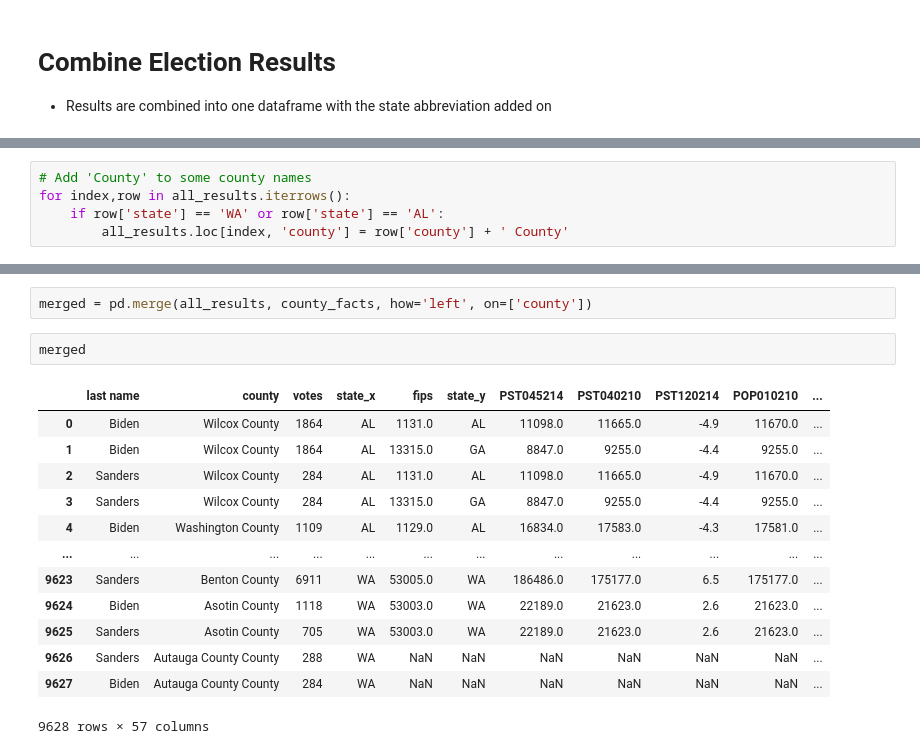
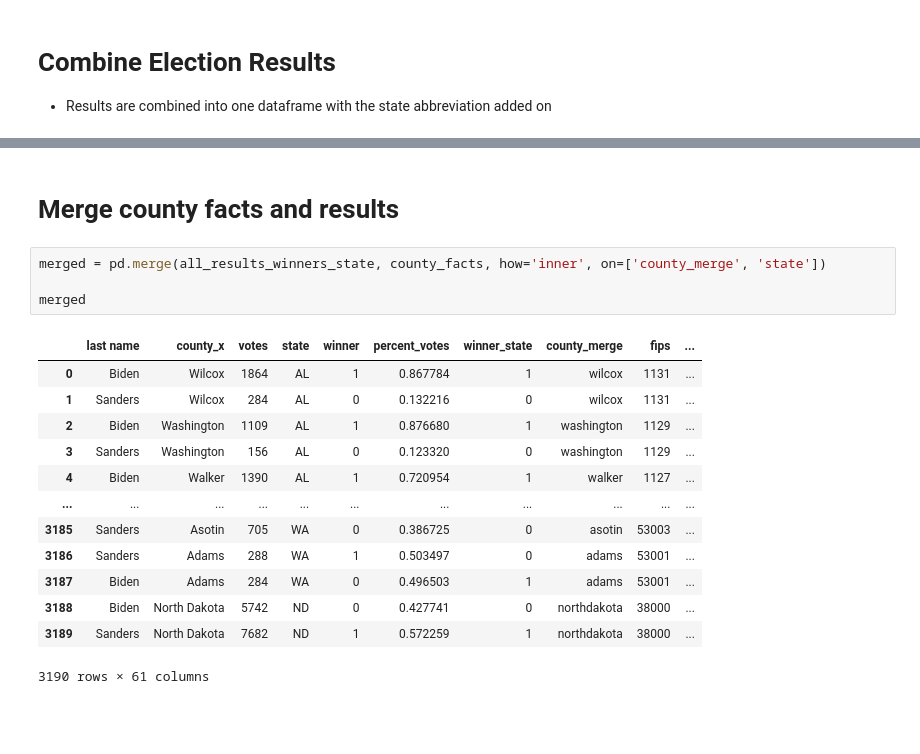
Before and after one commit to L0per/democratic-primary-predictions, a Jupyter notebook: data_processing.ipynb, the cells around one changed output, grey strips where cells are left out. Saved outputs shown, nothing was run; the diff lists cells and outputs as text; blank space fills up the shorter version.

```diff
--- a/data_processing.ipynb
+++ b/data_processing.ipynb
@@ -107,5 +105,0 @@ WA
-# %%
-# Add 'County' to some county names
-for index,row in all_results.iterrows():
-    if row['state'] == 'WA' or row['state'] == 'AL':
-        all_results.loc[index, 'county'] = row['county'] + ' County'
@@ -141,18 +290,20 @@ county_facts.head()
+# %% [markdown]
+# Merge county facts and results
 # %%
-merged = pd.merge(all_results, county_facts, how='left', on=['county'])
+merged = pd.merge(all_results_winners_state, county_facts, how='inner', on=['county_merge', 'state'])
+
+merged
+# %% [output]
+|  | last name | county_x | votes | state | winner | percent_votes | winner_state | county_merge | fips | ... |
+| 0 | Biden | Wilcox | 1864 | AL | 1 | 0.867784 | 1 | wilcox | 1131 | ... |
+| 1 | Sanders | Wilcox | 284 | AL | 0 | 0.132216 | 0 | wilcox | 1131 | ... |
+| 2 | Biden | Washington | 1109 | AL | 1 | 0.876680 | 1 | washington | 1129 | ... |
+| 3 | Sanders | Washington | 156 | AL | 0 | 0.123320 | 0 | washington | 1129 | ... |
+| 4 | Biden | Walker | 1390 | AL | 1 | 0.720954 | 1 | walker | 1127 | ... |
+| ... | ... | ... | ... | ... | ... | ... | ... | ... | ... | ... |
+| 3185 | Sanders | Asotin | 705 | WA | 0 | 0.386725 | 0 | asotin | 53003 | ... |
+| 3186 | Sanders | Adams | 288 | WA | 1 | 0.503497 | 0 | adams | 53001 | ... |
+| 3187 | Biden | Adams | 284 | WA | 0 | 0.496503 | 1 | adams | 53001 | ... |
+| 3188 | Biden | North Dakota | 5742 | ND | 0 | 0.427741 | 0 | northdakota | 38000 | ... |
+| 3189 | Sanders | North Dakota | 7682 | ND | 1 | 0.572259 | 1 | northdakota | 38000 | ... |
+3190 rows × 61 columns
-# %%
-merged
-# %% [output]
-|  | last name | county | votes | state_x | fips | state_y | PST045214 | PST040210 | PST120214 | POP010210 | ... |
-| 0 | Biden | Wilcox County | 1864 | AL | 1131.0 | AL | 11098.0 | 11665.0 | -4.9 | 11670.0 | ... |
-| 1 | Biden | Wilcox County | 1864 | AL | 13315.0 | GA | 8847.0 | 9255.0 | -4.4 | 9255.0 | ... |
-| 2 | Sanders | Wilcox County | 284 | AL | 1131.0 | AL | 11098.0 | 11665.0 | -4.9 | 11670.0 | ... |
-| 3 | Sanders | Wilcox County | 284 | AL | 13315.0 | GA | 8847.0 | 9255.0 | -4.4 | 9255.0 | ... |
-| 4 | Biden | Washington County | 1109 | AL | 1129.0 | AL | 16834.0 | 17583.0 | -4.3 | 17581.0 | ... |
-| ... | ... | ... | ... | ... | ... | ... | ... | ... | ... | ... | ... |
-| 9623 | Sanders | Benton County | 6911 | WA | 53005.0 | WA | 186486.0 | 175177.0 | 6.5 | 175177.0 | ... |
-| 9624 | Biden | Asotin County | 1118 | WA | 53003.0 | WA | 22189.0 | 21623.0 | 2.6 | 21623.0 | ... |
-| 9625 | Sanders | Asotin County | 705 | WA | 53003.0 | WA | 22189.0 | 21623.0 | 2.6 | 21623.0 | ... |
-| 9626 | Sanders | Autauga County County | 288 | WA | NaN | NaN | NaN | NaN | NaN | NaN | ... |
-| 9627 | Biden | Autauga County County | 284 | WA | NaN | NaN | NaN | NaN | NaN | NaN | ... |
-9628 rows × 57 columns
```
Also changed, not shown: parts of 23 cells of this notebook, 6 other files.
